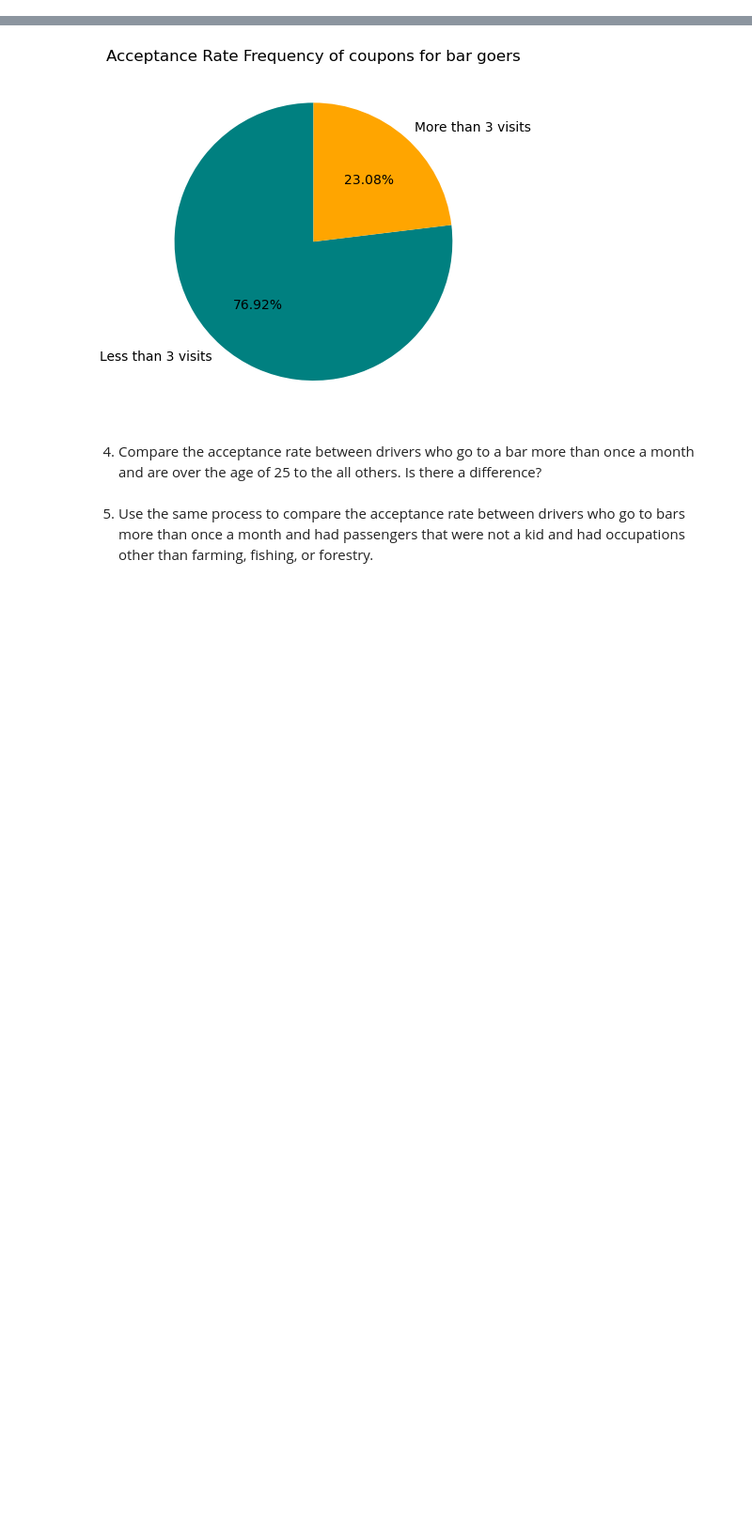
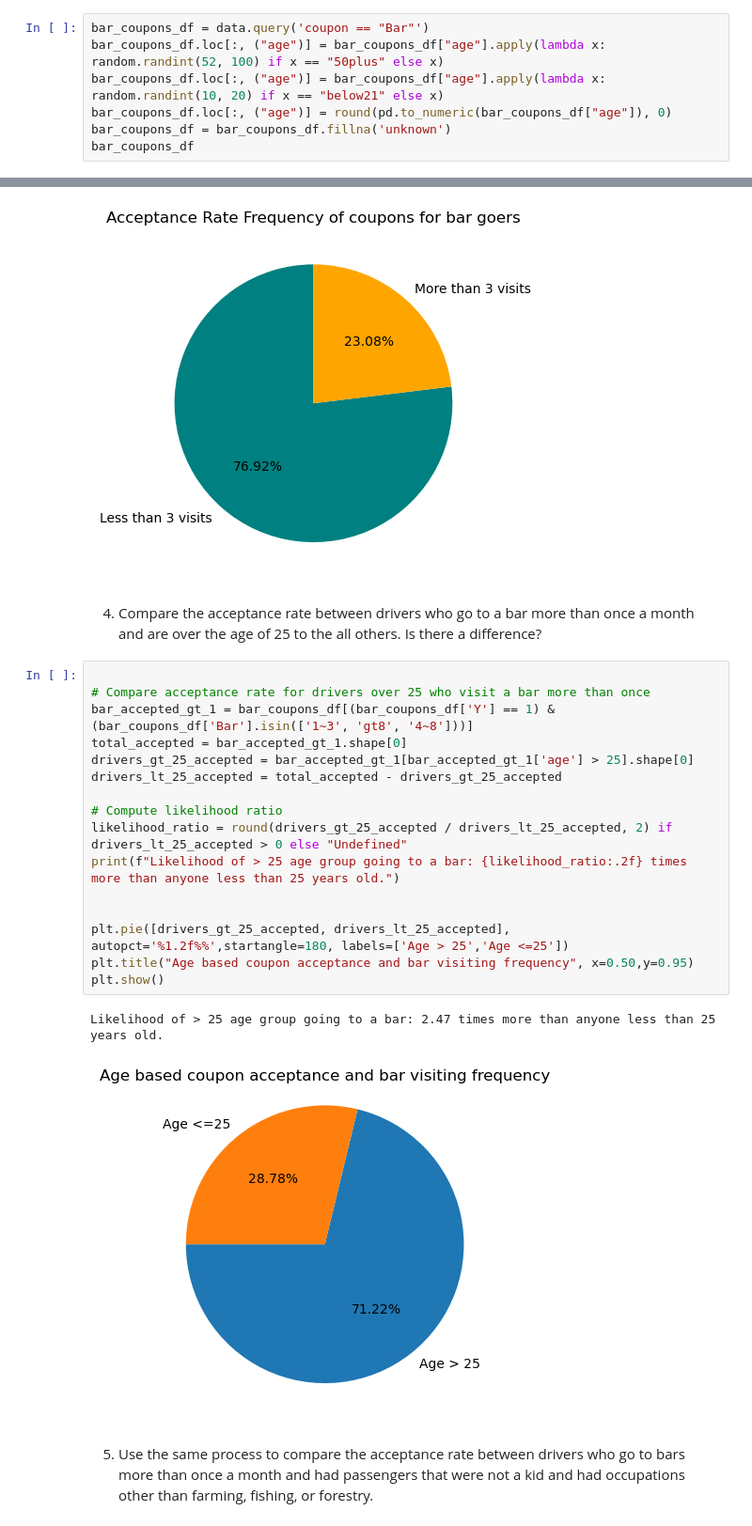
Before and after one commit to aparnakarri/AIML-Customers-And-Coupons, a Jupyter notebook: prompt.ipynb, the cells around one changed output, grey strips where cells are left out. Shown at 94% size. Drawn from its saved outputs; the diff is of its cells as text; blank space fills up the shorter version.

```diff
--- a/prompt.ipynb
+++ b/prompt.ipynb
@@ -285,0 +269,7 @@ bar_coupons_df
+# %%
+bar_coupons_df = data.query('coupon == "Bar"')
+bar_coupons_df.loc[:, ("age")] = bar_coupons_df["age"].apply(lambda x: random.randint(52, 100) if x == "50plus" else x)
+bar_coupons_df.loc[:, ("age")] = bar_coupons_df["age"].apply(lambda x: random.randint(10, 20) if x == "below21" else x)
+bar_coupons_df.loc[:, ("age")] = round(pd.to_numeric(bar_coupons_df["age"]), 0)
+bar_coupons_df = bar_coupons_df.fillna('unknown')
+bar_coupons_df
@@ -320,5 +324,24 @@ People who accepted coupons and went to the bar:
 [figure]
 # %% [markdown]
 4. Compare the acceptance rate between drivers who go to a bar more than once a month and are over the age of 25 to the all others.  Is there a difference?
+# %%
+
+# Compare acceptance rate for drivers over 25 who visit a bar more than once
+bar_accepted_gt_1 = bar_coupons_df[(bar_coupons_df['Y'] == 1) & (bar_coupons_df['Bar'].isin(['1~3', 'gt8', '4~8']))]
+total_accepted = bar_accepted_gt_1.shape[0]
+drivers_gt_25_accepted = bar_accepted_gt_1[bar_accepted_gt_1['age'] > 25].shape[0]
+drivers_lt_25_accepted = total_accepted - drivers_gt_25_accepted
+
+# Compute likelihood ratio
+likelihood_ratio = round(drivers_gt_25_accepted / drivers_lt_25_accepted, 2) if drivers_lt_25_accepted > 0 else "Undefined"
+print(f"Likelihood of > 25 age group going to a bar: {likelihood_ratio:.2f} times more than anyone less than 25 years old.")
+
+
+plt.pie([drivers_gt_25_accepted, drivers_lt_25_accepted], autopct='%1.2f%%',startangle=180, labels=['Age > 25','Age <=25'])
+plt.title("Age based coupon acceptance and bar visiting frequency", x=0.50,y=0.95)
+plt.show()
+# %% [output]
+Likelihood of > 25 age group going to a bar: 2.47 times more than anyone less than 25 years old.
+[figure, added]
 # %% [markdown]
 5. Use the same process to compare the acceptance rate between drivers who go to bars more than once a month and had passengers that were not a kid and had occupations other than farming, fishing, or forestry.
```
Also changed, not shown: parts of 8 cells of this notebook.
